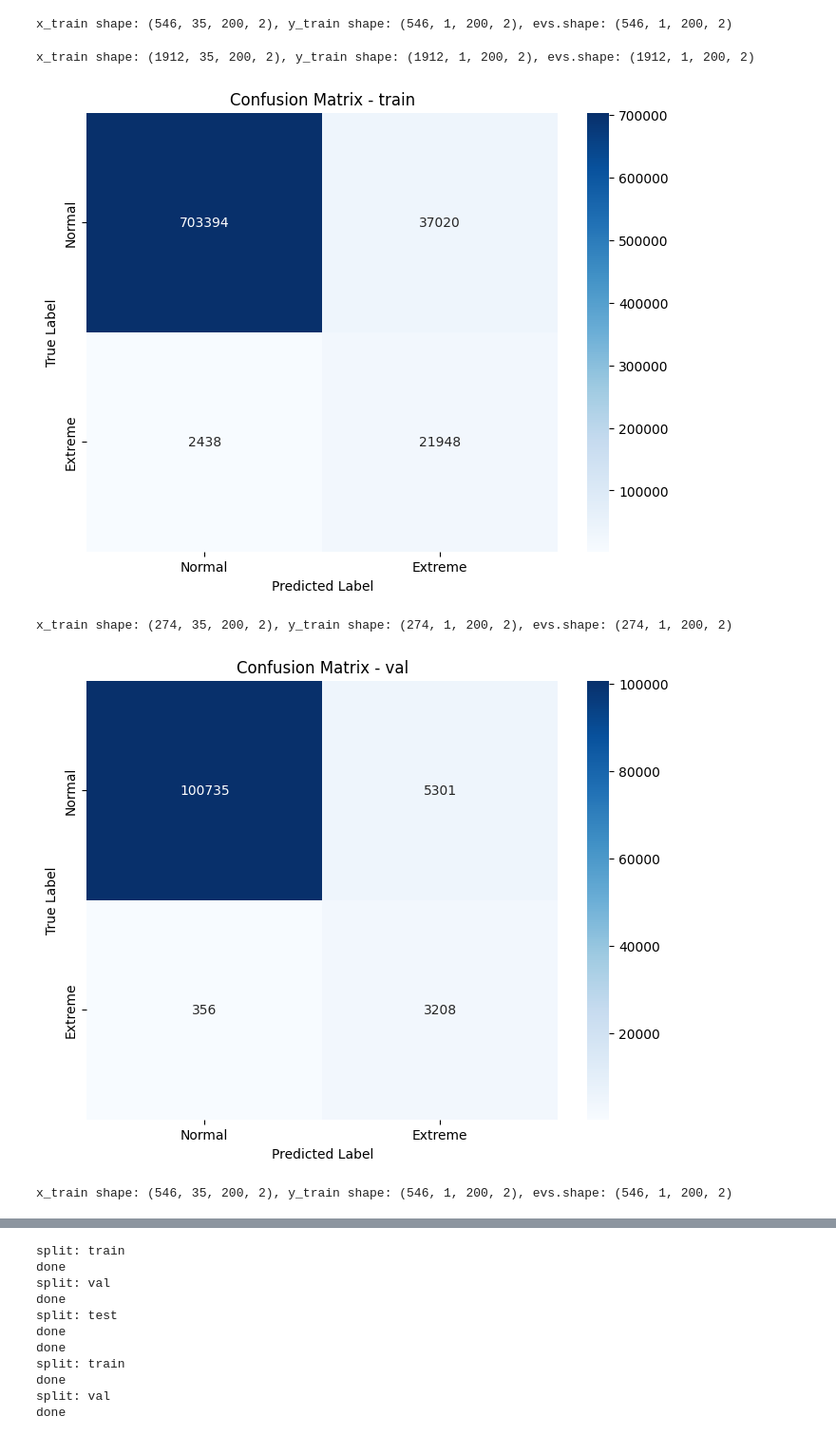
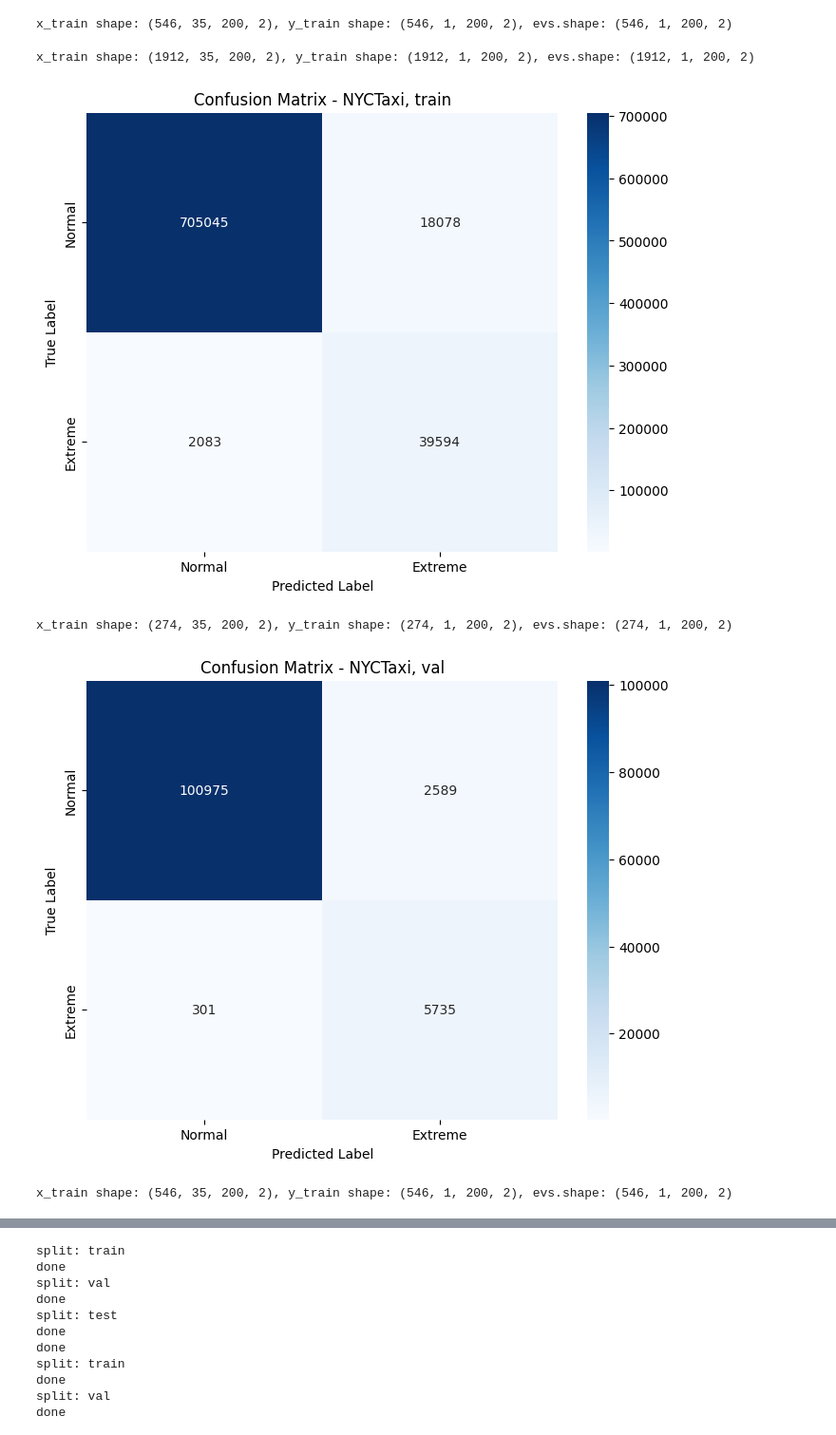
Before and after one commit to omerAJ/Hyb-STEX, a Jupyter notebook: createDataWithEVLabels.ipynb, the cells around one changed output, grey strips where cells are left out. Shown at 95% size. Cells and saved outputs as stored; diff of their text form; code cells hidden in the pictures.

```diff
--- a/createDataWithEVLabels.ipynb
+++ b/createDataWithEVLabels.ipynb
@@ -247,38 +247,38 @@ import numpy as np
 import matplotlib.pyplot as plt
 import seaborn as sns
 from sklearn.metrics import confusion_matrix, accuracy_score, precision_score, recall_score, f1_score, balanced_accuracy_score
-perc_ones_to_flip, perc_zeros_to_flip = 10, 5
+perc_ones_to_flip, perc_zeros_to_flip = 5, 2.5
 
 datasets = ["NYCTaxi", "NYCBike1", "NYCBike2"]
 for dataset in datasets:
     for split in ["train", "val", "test"]:
         data_path = fr"D:\omer\ST-SSL\data\{dataset}\{split}.npz"
         x_train = np.load(data_path)["x"]
         y_train = np.load(data_path)["y"]
-        extreme_values_binary_tensor = np.load(data_path)["evs"]
+        extreme_values_binary_tensor = np.load(data_path)["evs_noisy"]
         print(f"x_train shape: {x_train.shape}, y_train shape: {y_train.shape}, evs.shape: {extreme_values_binary_tensor.shape}")
         extreme_values_binary_tensor_noisy = add_noise(extreme_values_binary_tensor, perc_ones_to_flip, perc_zeros_to_flip)
         # Example data, replace these with your actual data
         evs_pred_binary = (extreme_values_binary_tensor_noisy >= 0.5).astype(int)       # Threshold predictions at 0.2
 
         # Flatten the arrays
         evs_true_flat = extreme_values_binary_tensor.flatten()
         evs_pred_flat = evs_pred_binary.flatten()
 
         # Calculate confusion matrix
         conf_matrix = confusion_matrix(evs_true_flat, evs_pred_flat)
 
         # Plotting the confusion matrix using seaborn
         plt.figure(figsize=(8, 6))
         sns.heatmap(conf_matrix, annot=True, fmt="d", cmap="Blues",
                     xticklabels=["Normal", "Extreme"], yticklabels=["Normal", "Extreme"])
-        plt.title(f"Confusion Matrix - {split}")
+        plt.title(f"Confusion Matrix - {dataset}, {split}")
         plt.ylabel("True Label")
         plt.xlabel("Predicted Label")
         plt.show()
 # %% [output]
 x_train shape: (1912, 35, 200, 2), y_train shape: (1912, 1, 200, 2), evs.shape: (1912, 1, 200, 2)
-[figure, old version]
+[figure, new version]
 x_train shape: (274, 35, 200, 2), y_train shape: (274, 1, 200, 2), evs.shape: (274, 1, 200, 2)
-[figure, old version]
+[figure, new version]
 x_train shape: (546, 35, 200, 2), y_train shape: (546, 1, 200, 2), evs.shape: (546, 1, 200, 2)
```
Also changed, not shown: parts of 2 cells of this notebook.
